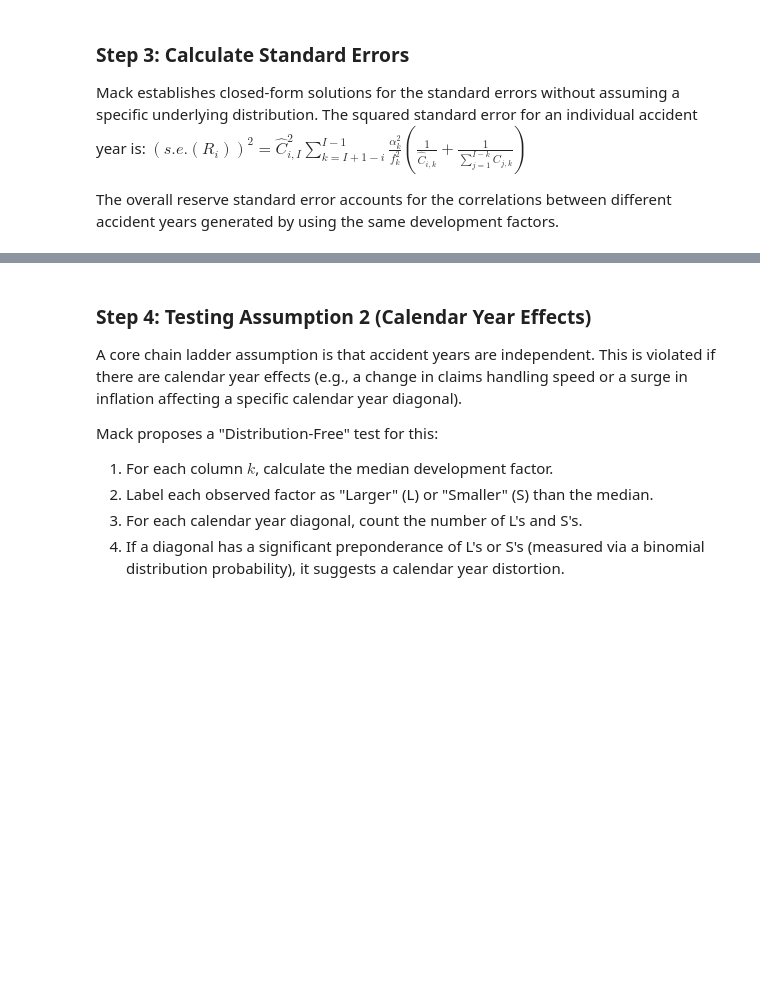
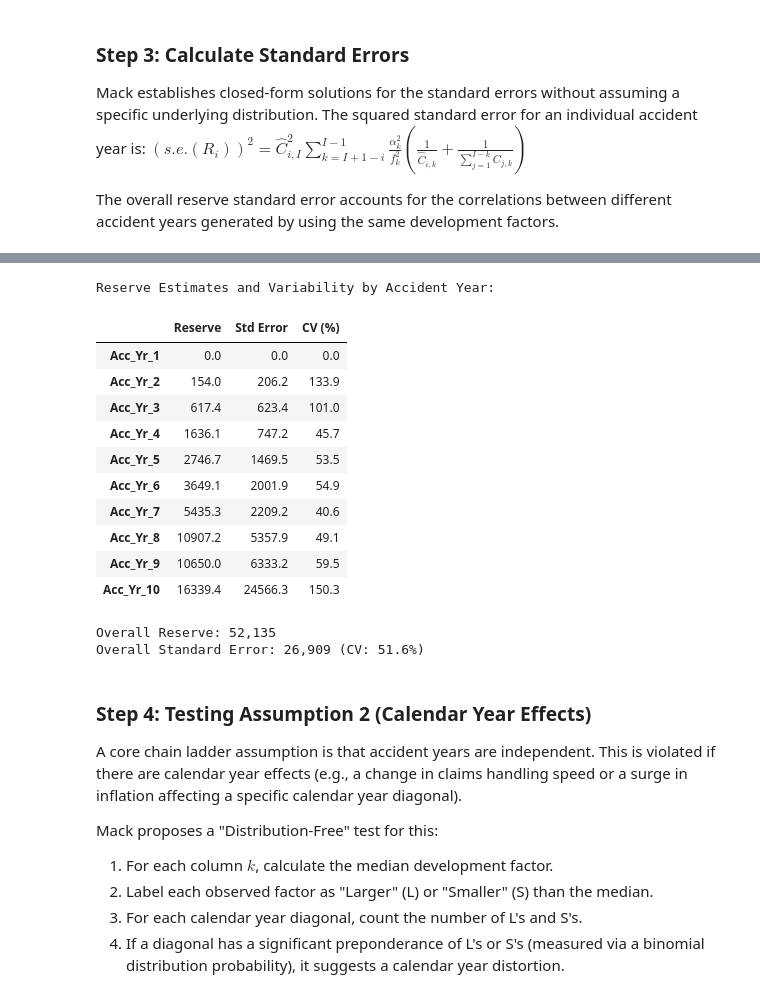
Before and after one commit to 1stzl01/Reserving, a Jupyter notebook: Mack_model.ipynb, the cells around one changed output, grey strips where cells are left out. Drawn from its saved outputs; the diff is of its cells as text; code cells hidden in the pictures; blank space fills up the shorter version.

```diff
--- a/Mack_model.ipynb
+++ b/Mack_model.ipynb
@@ -207,3 +145,81 @@ Overall Standard Error: 10,648 (CV: 20.6%)
+# %%
+# ==========================================
+# 4. CALCULATE STANDARD ERRORS (MACK'S FORMULAS)
+# ==========================================
+
+# 1. Fix the final variance parameter extrapolation using Mack's Formula 9
+alpha_2[I-2] = min((alpha_2[I-3]**2) / alpha_2[I-4], min(alpha_2[I-4], alpha_2[I-3]))
+
+se_R = np.zeros(I)
+
+# 2. Individual Standard Errors (Formula 7)
+for i in range(1, I):
+    var_sum = 0
+    # Loop ONLY over the remaining future development periods for accident year i
+    for k in range(I - 1 - i, I - 1):
+        # Sum of known past claims in period k (the denominator in Mack's weights)
+        sum_C_jk = np.nansum(C[:I - 1 - k, k])
+
+        term1 = 1.0 / C_full[i, k]
+        term2 = 1.0 / sum_C_jk
+
+        var_sum += (alpha_2[k] / (f_k[k]**2)) * (term1 + term2)
+
+    # Standard Error is the squared ultimate claims * the variance sum
+    se_R[i] = C_full[i, I-1] * np.sqrt(var_sum)
+
+# 3. Overall Standard Error incorporating Covariance (Formula 11)
+var_overall = np.sum(se_R**2)
+cov_sum = 0
+
+# Double summation for every pair of accident years (i and j where i < j)
+for i in range(1, I):
+    for j in range(i + 1, I):
+        term_sum = 0
+        # The correlation only applies over the overlapping future periods
+        for k in range(I - 1 - i, I - 1):
+            sum_C_jk = np.nansum(C[:I - 1 - k, k])
+            # Notice the covariance term lacks the 1/C_ik component!
+            term_sum += (alpha_2[k] / (f_k[k]**2)) / sum_C_jk
+
+        cov_sum += C_full[i, I-1] * C_full[j, I-1] * term_sum
+
+var_overall += 2 * cov_sum
+se_overall = np.sqrt(var_overall)
+
+# ==========================================
+# DISPLAY RESULTS
+# ==========================================
+# Use np.errstate to safely ignore the divide-by-zero warning just for this calculation
+with np.errstate(divide='ignore', invalid='ignore'):
+    cv_array = np.where(reserves > 0, (se_R / reserves) * 100, 0)
+
+results_df = pd.DataFrame({
+    "Reserve": reserves,
+    "Std Error": se_R,
+    "CV (%)": cv_array
+}, index=[f"Acc_Yr_{i+1}" for i in range(I)])
+
+print("Reserve Estimates and Variability by Accident Year:")
+display(results_df.round(1))
+
+print(f"\nOverall Reserve: {total_reserve:,.0f}")
+print(f"Overall Standard Error: {se_overall:,.0f} (CV: {(se_overall/total_reserve)*100:.1f}%)")
+# %% [output]
+Reserve Estimates and Variability by Accident Year:
+|  | Reserve | Std Error | CV (%) |
+| Acc_Yr_1 | 0.0 | 0.0 | 0.0 |
+| Acc_Yr_2 | 154.0 | 206.2 | 133.9 |
+| Acc_Yr_3 | 617.4 | 623.4 | 101.0 |
+| Acc_Yr_4 | 1636.1 | 747.2 | 45.7 |
+| Acc_Yr_5 | 2746.7 | 1469.5 | 53.5 |
+| Acc_Yr_6 | 3649.1 | 2001.9 | 54.9 |
+| Acc_Yr_7 | 5435.3 | 2209.2 | 40.6 |
+| Acc_Yr_8 | 10907.2 | 5357.9 | 49.1 |
+| Acc_Yr_9 | 10650.0 | 6333.2 | 59.5 |
+| Acc_Yr_10 | 16339.4 | 24566.3 | 150.3 |
+Overall Reserve: 52,135
+Overall Standard Error: 26,909 (CV: 51.6%)
 # %% [markdown]
 ### Step 4: Testing Assumption 2 (Calendar Year Effects)
 A core chain ladder assumption is that accident years are independent. This is violated if there are calendar year effects (e.g., a change in claims handling speed or a surge in inflation affecting a specific calendar year diagonal).
```
Also changed, not shown: parts of 7 cells of this notebook.
